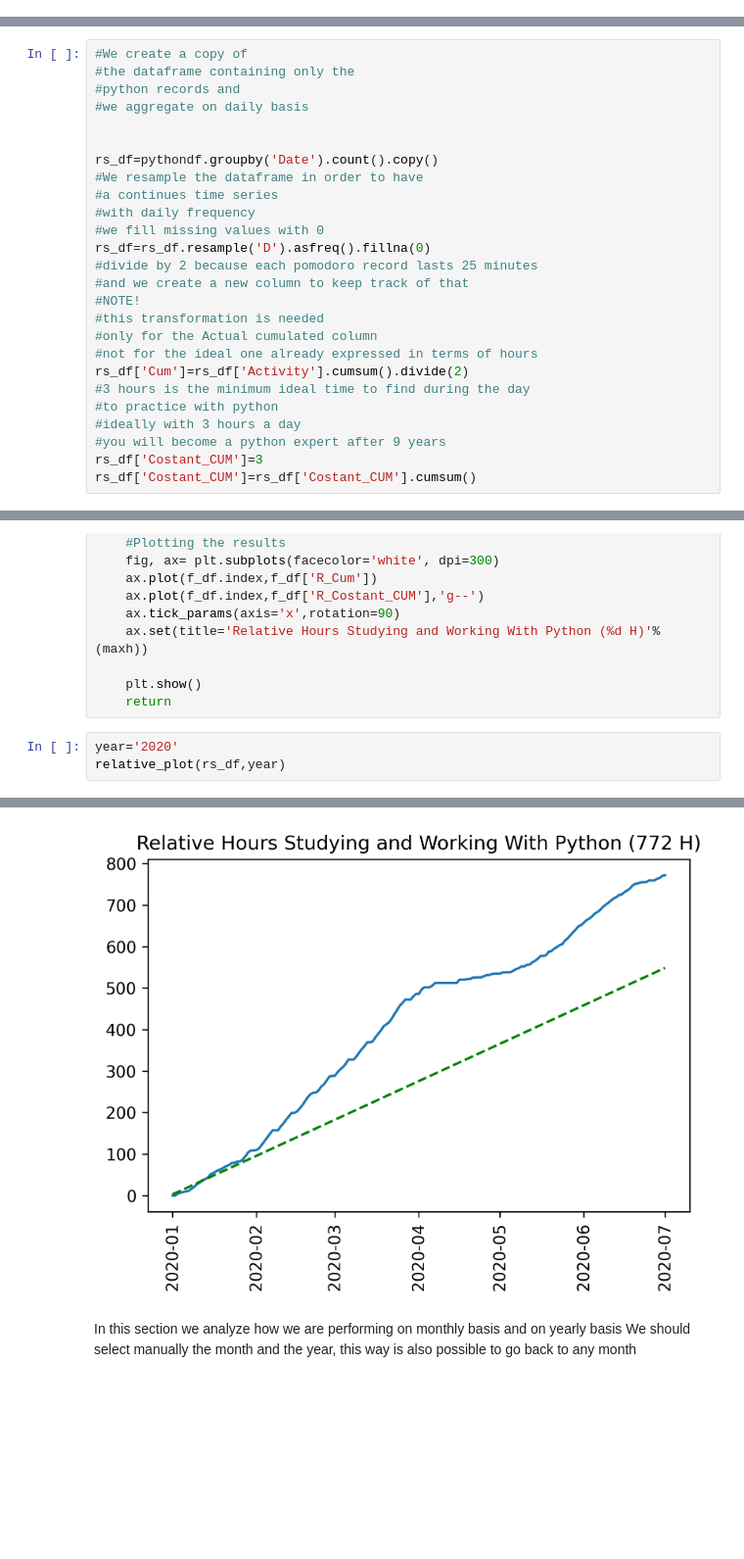
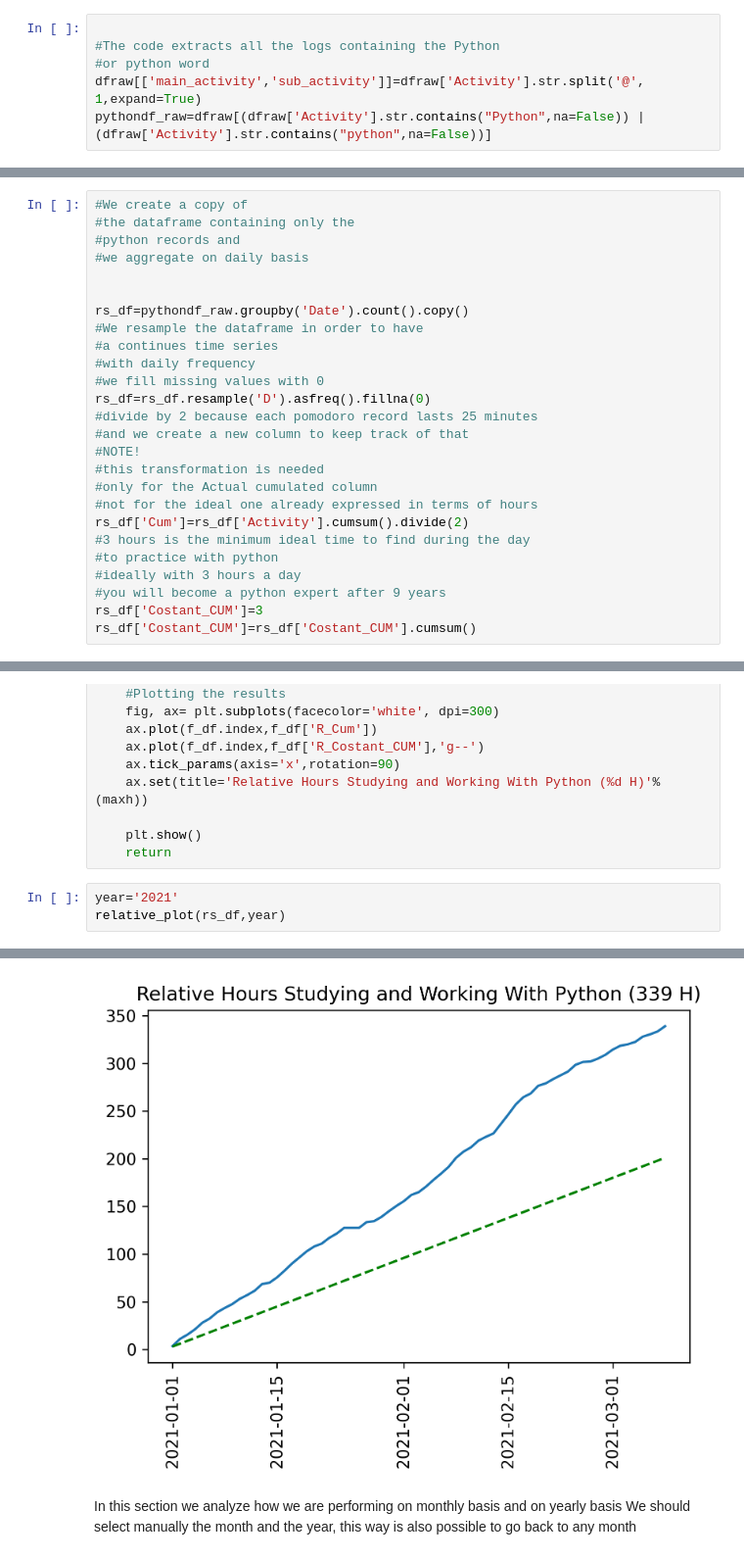
Before and after one commit to uomodellamansarda/PersonalGrowthTracker, a Jupyter notebook: Workout_Analyzer_Eng_V2.ipynb, the cells around one changed output, grey strips where cells are left out. Shown at 98% size. Drawn from its saved outputs; the diff is of its cells as text; blank space fills up the shorter version.

```diff
--- a/Workout_Analyzer_Eng_V2.ipynb
+++ b/Workout_Analyzer_Eng_V2.ipynb
@@ -93,3 +94,9 @@ pythondf=dfraw[(dfraw['Activity'].str.contains("Python",na=False)) | (dfraw['Act
+# %%
+
+#The code extracts all the logs containing the Python
+#or python word
+dfraw[['main_activity','sub_activity']]=dfraw['Activity'].str.split('@', 1,expand=True)
+pythondf_raw=dfraw[(dfraw['Activity'].str.contains("Python",na=False)) | (dfraw['Activity'].str.contains("python",na=False))]
 # %% [markdown]
 ## Resampling
 # %%
@@ -99,7 +106,7 @@ pythondf=dfraw[(dfraw['Activity'].str.contains("Python",na=False)) | (dfraw['Act
 #we aggregate on daily basis
 
 
-rs_df=pythondf.groupby('Date').count().copy()
+rs_df=pythondf_raw.groupby('Date').count().copy()
 #We resample the dataframe in order to have
 #a continues time series
 #with daily frequency
@@ -412,6 +476,6 @@ def relative_plot(df,date):
     plt.show()
     return
 # %%
-year='2020'
+year='2021'
 relative_plot(rs_df,year)
 # %% [output]
@@ -420,4 +484,4 @@ The relative spread between the ideal and the actual hours is equal to 223.0 h
-[figure, old version]
+[figure, new version]
 # %% [markdown]
 In this section we analyze how we are performing on monthly basis and on yearly basis
 We should select manually the month and the year, this way is also possible to go back to any month
```
Also changed, not shown: parts of 41 cells of this notebook.
